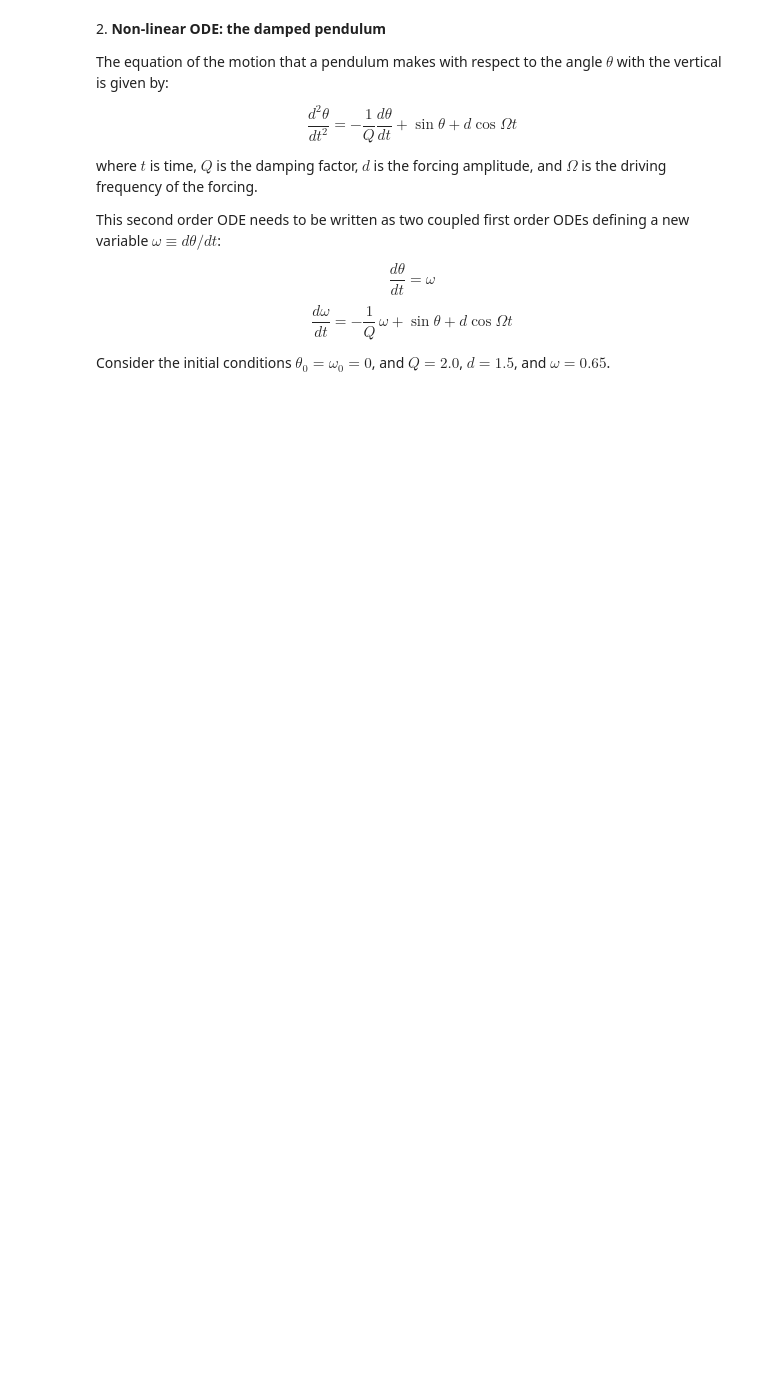
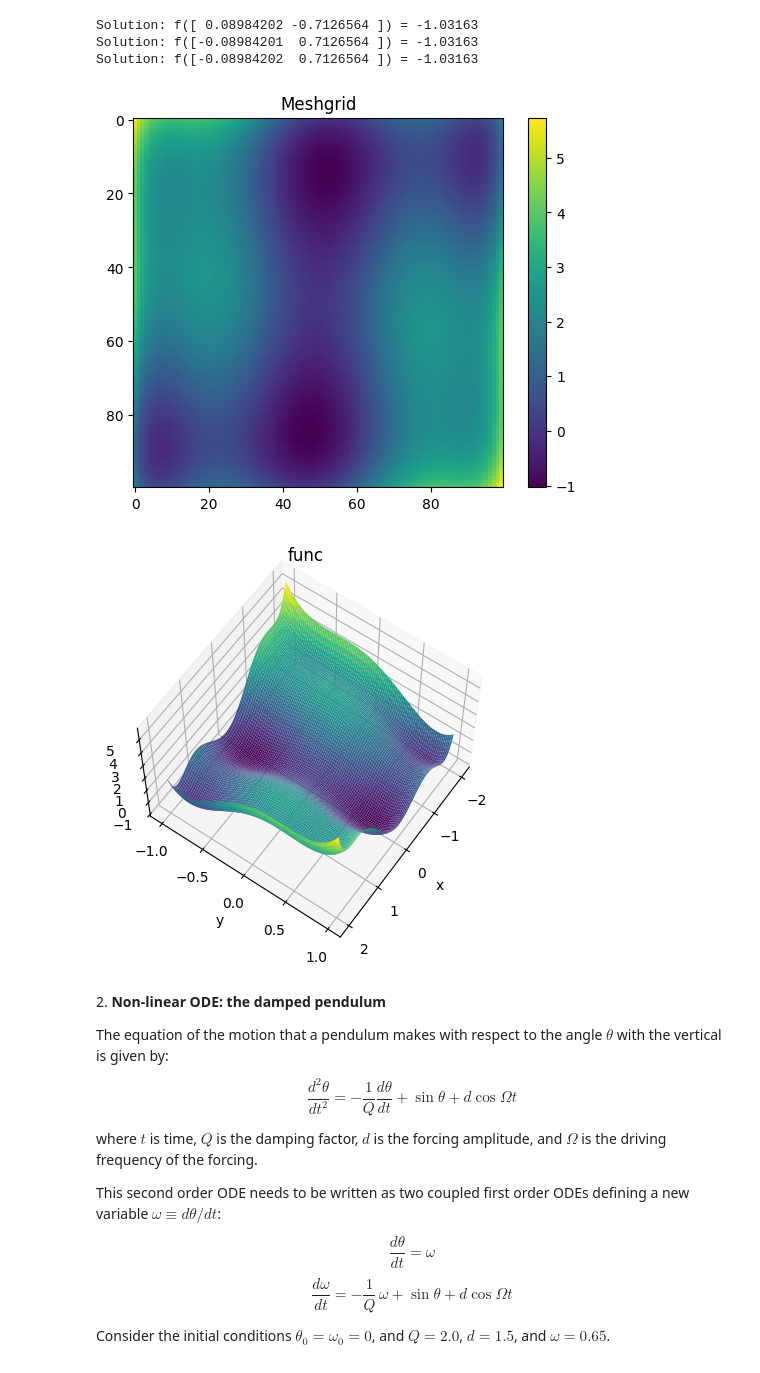
Before and after one commit to anaisbattut/ScientificComputingWithPython2022, a Jupyter notebook: 09ex_numerical.ipynb, the cells around one changed output. Cells and saved outputs as stored; diff of their text form; code cells hidden in the pictures; blank space fills up the shorter version.

```diff
--- a/09ex_numerical.ipynb
+++ b/09ex_numerical.ipynb
@@ -63,3 +26,71 @@ TypeError: fun() takes 1 positional argument but 2 were given
+# %%
+#the function
+def func(params):
+    x,y = params
+    return (4-2.1*x**2+(x**4/3))*x**2+x*y+(4*y**2-4)*y**2
+
+x = np.linspace(-2,2,100)
+y = np.linspace(-1,1,100)
+
+#use numpy.meshgrid() to find visually the regions
+#we can see two regions where the data is darker (-1)
+#Around x = 0 and y = -0.65 and y = 0.62
+X, Y = np.meshgrid(x,y)
+Z = func([X, Y])
+plt.figure()
+plt.imshow(Z, origin='upper')
+plt.title('Meshgrid')
+plt.colorbar()
+
+
+#plot the function in 3D
+plt.figure()
+ax = plt.axes(projection='3d')
+#we change the point of view to better sew the minimums
+ax.view_init(60, 35)
+ax.set_xlabel('x')
+ax.set_ylabel('y')
+ax.plot_surface(X, Y, Z, rstride=1, cstride=1,
+                       cmap='viridis', edgecolor='none')
+ax.set_title('func');
+
+#find the two global minimum : [0, -0.6] and [0, 0.6]
+#but they have the same values so it is like one global minimum
+#however, the two global minimum => local minimum
+
+#we have two minimum values at -1.03163
+#therefor, we can say that we have two global minimum with values at -1.03163
+#to find the two global minimum, we need to search with two different first values
+#these two "global" minimum are the local minimum of the function
+x0 = [0, -0.6]
+result = basinhopping(func, x0, stepsize=0.1)
+# evaluate solution
+solution = result['x']
+evaluation = func(solution)
+print('Solution: f(%s) = %.5f' % (solution, evaluation))
+
+x0 = [0, 0.6]
+result = basinhopping(func, x0, stepsize=0.1)
+# evaluate solution
+solution = result['x']
+evaluation = func(solution)
+print('Solution: f(%s) = %.5f' % (solution, evaluation))
+
+#Initial guess at (0,0)
+#the outcome is either the first local minimum or the second local minimum
+#because the guess is close to both local minimums, the function basinhopping don't know which local minimum to choose
+x0 = [0, 0]
+result = basinhopping(func, x0, stepsize=0.1)
+# evaluate solution
+solution = result['x']
+evaluation = func(solution)
+print('Solution: f(%s) = %.5f' % (solution, evaluation))
+# %% [output]
+Solution: f([ 0.08984202 -0.7126564 ]) = -1.03163
+Solution: f([-0.08984201  0.7126564 ]) = -1.03163
+Solution: f([-0.08984202  0.7126564 ]) = -1.03163
+[figure, added]
+[figure, added]
 # %% [markdown]
 2\. **Non-linear ODE: the damped pendulum**
 
```
Also changed, not shown: parts of 8 cells of this notebook, 1 other file.
